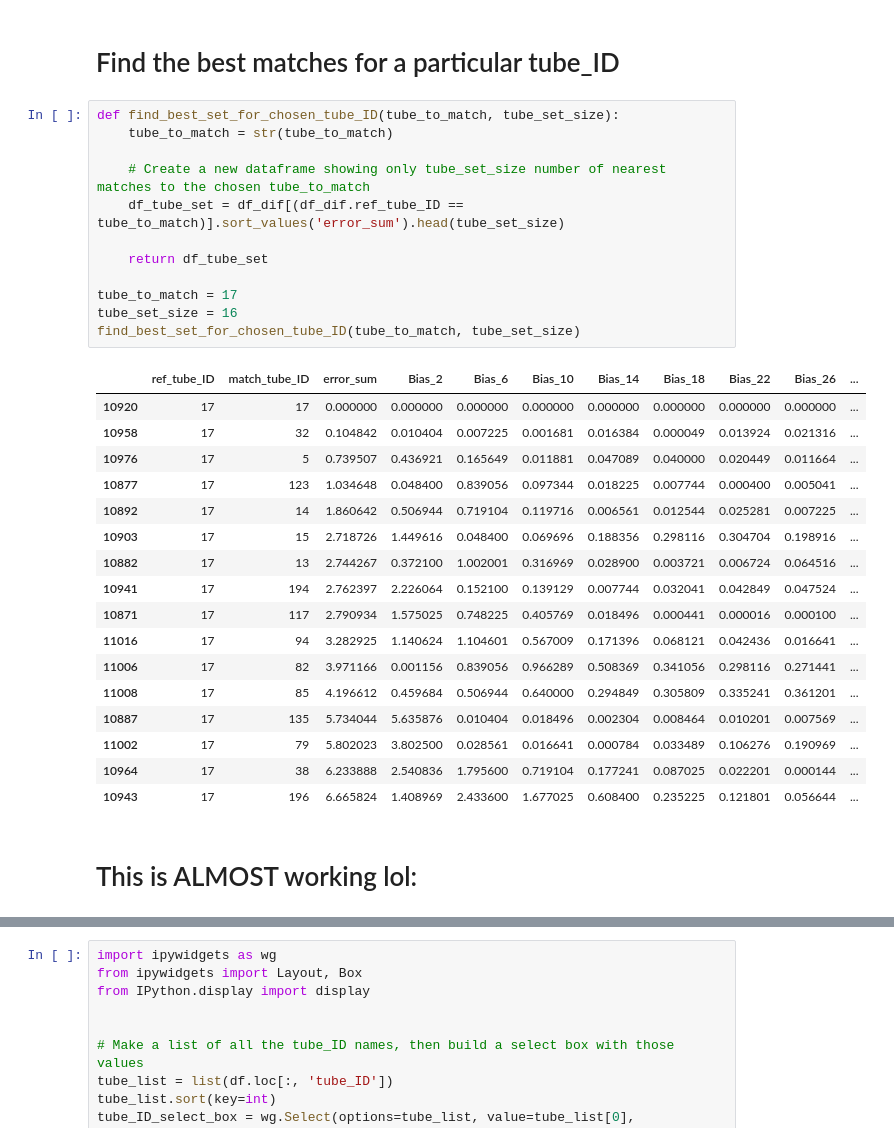
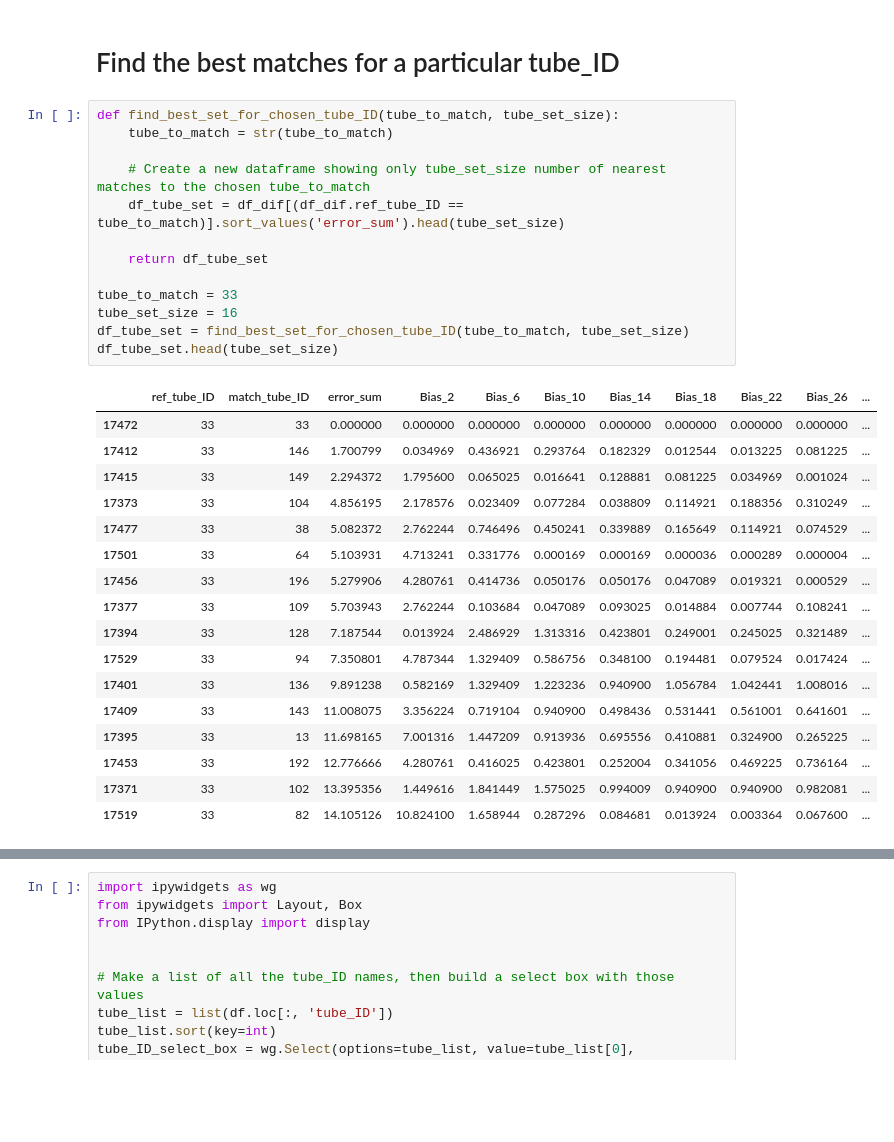
Before and after one commit to rrMacKinnon/Electrona_uTracer, a Jupyter notebook: Electrona_uTracer_OneJupyter.ipynb, the cells around one changed output, grey strips where cells are left out. Saved outputs shown, nothing was run; the diff lists cells and outputs as text; blank space fills up the shorter version.

Commit message:
Almost done with the best sets

```diff
--- a/Electrona_uTracer_OneJupyter.ipynb
+++ b/Electrona_uTracer_OneJupyter.ipynb
@@ -116,32 +116,31 @@ df_dif.head()
 # %%
 def find_best_set_for_chosen_tube_ID(tube_to_match, tube_set_size):
     tube_to_match = str(tube_to_match)
 
     # Create a new dataframe showing only tube_set_size number of nearest matches to the chosen tube_to_match
     df_tube_set = df_dif[(df_dif.ref_tube_ID == tube_to_match)].sort_values('error_sum').head(tube_set_size)
 
     return df_tube_set
 
-tube_to_match = 17
+tube_to_match = 33
 tube_set_size = 16
-find_best_set_for_chosen_tube_ID(tube_to_match, tube_set_size)
+df_tube_set = find_best_set_for_chosen_tube_ID(tube_to_match, tube_set_size)
+df_tube_set.head(tube_set_size)
 # %% [output]
 |  | ref_tube_ID | match_tube_ID | error_sum | Bias_2 | Bias_6 | Bias_10 | Bias_14 | Bias_18 | Bias_22 | Bias_26 | ... |
-| 10920 | 17 | 17 | 0.000000 | 0.000000 | 0.000000 | 0.000000 | 0.000000 | 0.000000 | 0.000000 | 0.000000 | ... |
-| 10958 | 17 | 32 | 0.104842 | 0.010404 | 0.007225 | 0.001681 | 0.016384 | 0.000049 | 0.013924 | 0.021316 | ... |
-| 10976 | 17 | 5 | 0.739507 | 0.436921 | 0.165649 | 0.011881 | 0.047089 | 0.040000 | 0.020449 | 0.011664 | ... |
-| 10877 | 17 | 123 | 1.034648 | 0.048400 | 0.839056 | 0.097344 | 0.018225 | 0.007744 | 0.000400 | 0.005041 | ... |
-| 10892 | 17 | 14 | 1.860642 | 0.506944 | 0.719104 | 0.119716 | 0.006561 | 0.012544 | 0.025281 | 0.007225 | ... |
-| 10903 | 17 | 15 | 2.718726 | 1.449616 | 0.048400 | 0.069696 | 0.188356 | 0.298116 | 0.304704 | 0.198916 | ... |
-| 10882 | 17 | 13 | 2.744267 | 0.372100 | 1.002001 | 0.316969 | 0.028900 | 0.003721 | 0.006724 | 0.064516 | ... |
-| 10941 | 17 | 194 | 2.762397 | 2.226064 | 0.152100 | 0.139129 | 0.007744 | 0.032041 | 0.042849 | 0.047524 | ... |
-| 10871 | 17 | 117 | 2.790934 | 1.575025 | 0.748225 | 0.405769 | 0.018496 | 0.000441 | 0.000016 | 0.000100 | ... |
-| 11016 | 17 | 94 | 3.282925 | 1.140624 | 1.104601 | 0.567009 | 0.171396 | 0.068121 | 0.042436 | 0.016641 | ... |
-| 11006 | 17 | 82 | 3.971166 | 0.001156 | 0.839056 | 0.966289 | 0.508369 | 0.341056 | 0.298116 | 0.271441 | ... |
-| 11008 | 17 | 85 | 4.196612 | 0.459684 | 0.506944 | 0.640000 | 0.294849 | 0.305809 | 0.335241 | 0.361201 | ... |
-| 10887 | 17 | 135 | 5.734044 | 5.635876 | 0.010404 | 0.018496 | 0.002304 | 0.008464 | 0.010201 | 0.007569 | ... |
-| 11002 | 17 | 79 | 5.802023 | 3.802500 | 0.028561 | 0.016641 | 0.000784 | 0.033489 | 0.106276 | 0.190969 | ... |
-| 10964 | 17 | 38 | 6.233888 | 2.540836 | 1.795600 | 0.719104 | 0.177241 | 0.087025 | 0.022201 | 0.000144 | ... |
-| 10943 | 17 | 196 | 6.665824 | 1.408969 | 2.433600 | 1.677025 | 0.608400 | 0.235225 | 0.121801 | 0.056644 | ... |
+| 17472 | 33 | 33 | 0.000000 | 0.000000 | 0.000000 | 0.000000 | 0.000000 | 0.000000 | 0.000000 | 0.000000 | ... |
+| 17412 | 33 | 146 | 1.700799 | 0.034969 | 0.436921 | 0.293764 | 0.182329 | 0.012544 | 0.013225 | 0.081225 | ... |
+| 17415 | 33 | 149 | 2.294372 | 1.795600 | 0.065025 | 0.016641 | 0.128881 | 0.081225 | 0.034969 | 0.001024 | ... |
+| 17373 | 33 | 104 | 4.856195 | 2.178576 | 0.023409 | 0.077284 | 0.038809 | 0.114921 | 0.188356 | 0.310249 | ... |
+| 17477 | 33 | 38 | 5.082372 | 2.762244 | 0.746496 | 0.450241 | 0.339889 | 0.165649 | 0.114921 | 0.074529 | ... |
+| 17501 | 33 | 64 | 5.103931 | 4.713241 | 0.331776 | 0.000169 | 0.000169 | 0.000036 | 0.000289 | 0.000004 | ... |
+| 17456 | 33 | 196 | 5.279906 | 4.280761 | 0.414736 | 0.050176 | 0.050176 | 0.047089 | 0.019321 | 0.000529 | ... |
+| 17377 | 33 | 109 | 5.703943 | 2.762244 | 0.103684 | 0.047089 | 0.093025 | 0.014884 | 0.007744 | 0.108241 | ... |
+| 17394 | 33 | 128 | 7.187544 | 0.013924 | 2.486929 | 1.313316 | 0.423801 | 0.249001 | 0.245025 | 0.321489 | ... |
+| 17529 | 33 | 94 | 7.350801 | 4.787344 | 1.329409 | 0.586756 | 0.348100 | 0.194481 | 0.079524 | 0.017424 | ... |
+| 17401 | 33 | 136 | 9.891238 | 0.582169 | 1.329409 | 1.223236 | 0.940900 | 1.056784 | 1.042441 | 1.008016 | ... |
+| 17409 | 33 | 143 | 11.008075 | 3.356224 | 0.719104 | 0.940900 | 0.498436 | 0.531441 | 0.561001 | 0.641601 | ... |
+| 17395 | 33 | 13 | 11.698165 | 7.001316 | 1.447209 | 0.913936 | 0.695556 | 0.410881 | 0.324900 | 0.265225 | ... |
+| 17453 | 33 | 192 | 12.776666 | 4.280761 | 0.416025 | 0.423801 | 0.252004 | 0.341056 | 0.469225 | 0.736164 | ... |
+| 17371 | 33 | 102 | 13.395356 | 1.449616 | 1.841449 | 1.575025 | 0.994009 | 0.940900 | 0.940900 | 0.982081 | ... |
+| 17519 | 33 | 82 | 14.105126 | 10.824100 | 1.658944 | 0.287296 | 0.084681 | 0.013924 | 0.003364 | 0.067600 | ... |
-# %% [markdown]
-# This is ALMOST working lol:
```
Also changed, not shown: parts of 15 cells of this notebook.
